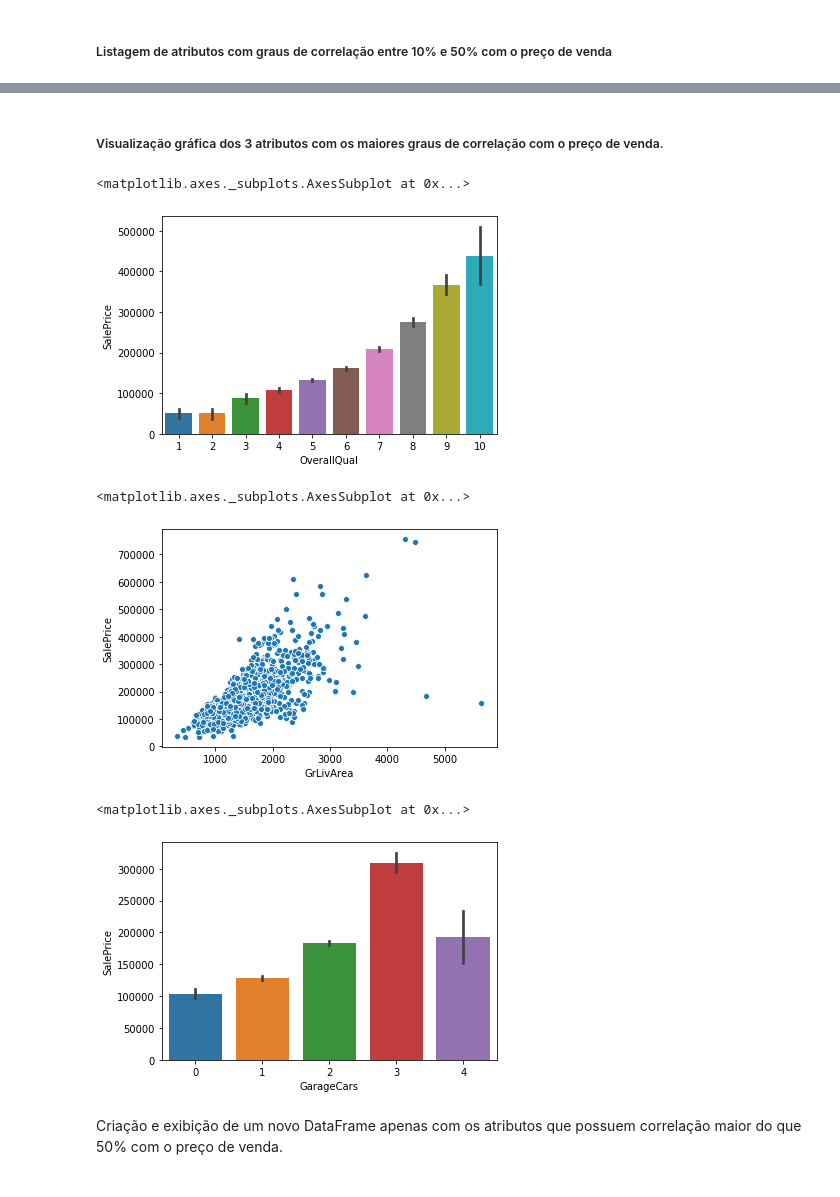
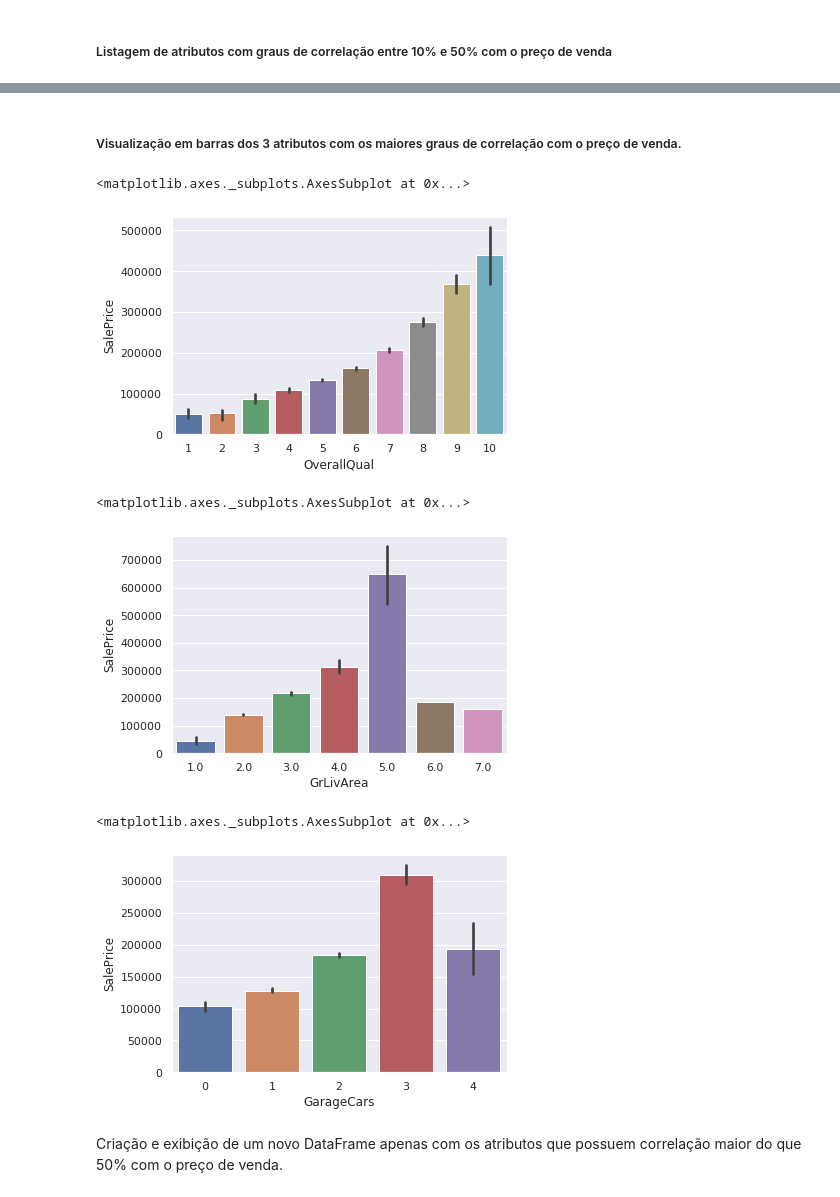
Before and after one commit to robsonrung/MLND-Capstone-Project, a Jupyter notebook: MLND-Capstone-Projeto.ipynb, the cells around one changed output, grey strips where cells are left out. Saved outputs shown, nothing was run; the diff lists cells and outputs as text; code cells hidden in the pictures.

```diff
--- a/MLND-Capstone-Projeto.ipynb
+++ b/MLND-Capstone-Projeto.ipynb
@@ -269,0 +284,5 @@ Correlação de GarageArea   com SalePrice: 0.623
+# %%
+sns.set()
+for attr in atributos_correlacao_preco_maior_50:
+    sns.scatterplot(train[attr],train.SalePrice)
+    plt.show()
@@ -292,22 +322,22 @@ Correlação de WoodDeckSF   com SalePrice: 0.324
 Correlação de OpenPorchSF  com SalePrice: 0.316
 Correlação de ScreenPorch  com SalePrice: 0.111
 # %% [markdown]
-##### Visualização gráfica dos 3 atributos com os maiores graus de correlação com o preço de venda.
+##### Visualização em barras dos 3 atributos com os maiores graus de correlação com o preço de venda.
 # %%
 sns.barplot(train["OverallQual"],train.SalePrice)
 # %% [output]
 <matplotlib.axes._subplots.AxesSubplot at 0x...>
-[figure, old version]
+[figure, new version]
 # %%
-sns.scatterplot(train["GrLivArea"],train.SalePrice)
+sns.barplot(round(train["GrLivArea"] / 1000 + 1),train.SalePrice)
 # %% [output]
 <matplotlib.axes._subplots.AxesSubplot at 0x...>
-[figure, old version]
+[figure, new version]
 # %%
 sns.barplot(train["GarageCars"],train.SalePrice)
 # %% [output]
 <matplotlib.axes._subplots.AxesSubplot at 0x...>
-[figure, old version]
+[figure, new version]
 # %% [markdown]
 Criação e exibição de um novo DataFrame apenas com os atributos que possuem correlação maior do que 50% com o preço de venda.
 # %%
```
Also changed, not shown: parts of 52 cells of this notebook.
